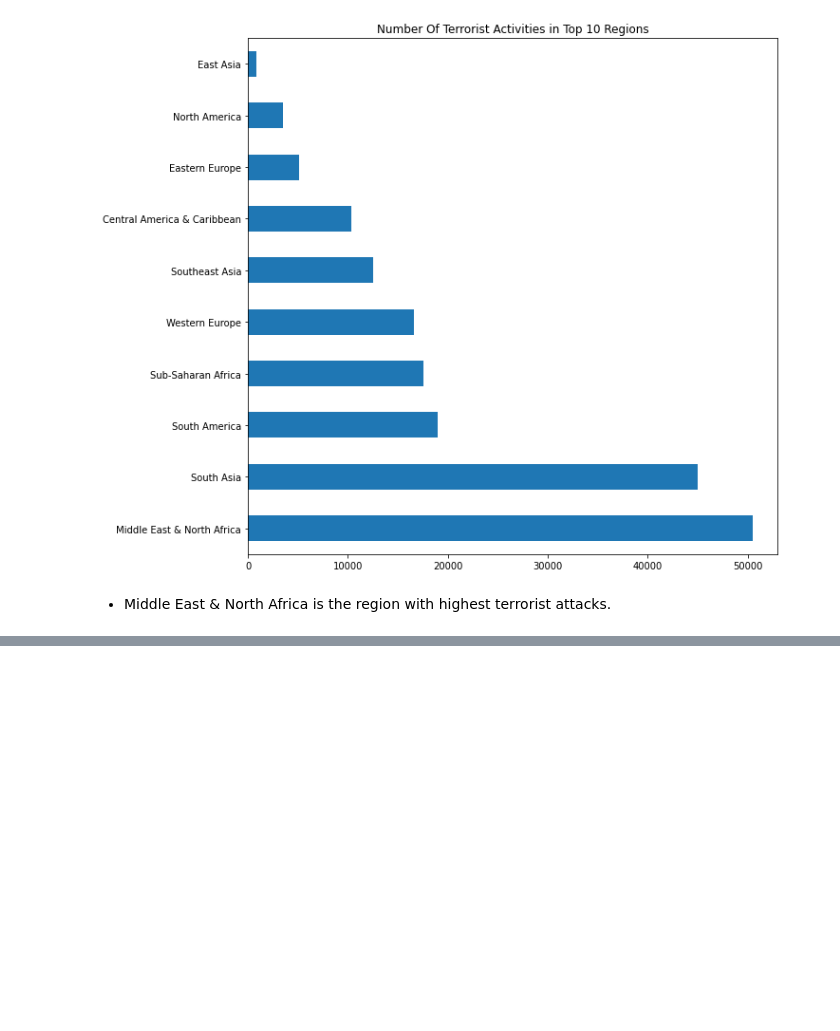
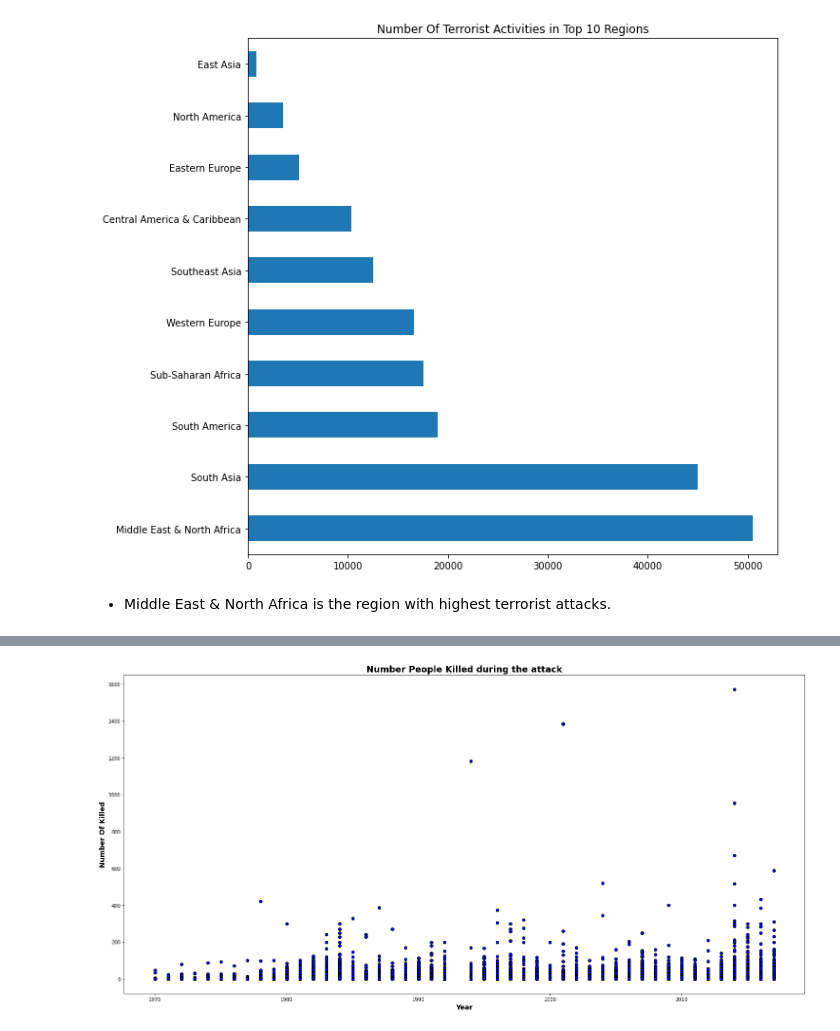
Before and after one commit to himanshukhasdev/Global-Terrorism-Analysis, a Jupyter notebook: Himanshu_Khasdev_Global_Terrorism_Analysis_Capstone_Project.ipynb, the cells around one changed output, grey strips where cells are left out. Saved outputs shown, nothing was run; the diff lists cells and outputs as text; code cells hidden in the pictures; blank space fills up the shorter version.

```diff
--- a/Himanshu_Khasdev_Global_Terrorism_Analysis_Capstone_Project.ipynb
+++ b/Himanshu_Khasdev_Global_Terrorism_Analysis_Capstone_Project.ipynb
@@ -388,0 +421,9 @@ Text(0.5, 1.0, 'Number Of Terrorist Activities in Top 10 Regions')
+# %%
+plt.figure(figsize=(25,12))
+plt.scatter(data['Year'], data['Killed'], color='b',edgecolor='k')
+plt.xlabel('Year',fontweight='bold',fontsize=14)
+plt.ylabel('Number Of Killed',fontweight='bold',fontsize=14)
+plt.title('Number People Killed during the attack',fontweight='bold',fontsize=18)
+plt.show()
+# %% [output]
+[figure, added]
```
Also changed, not shown: parts of 24 cells of this notebook.
